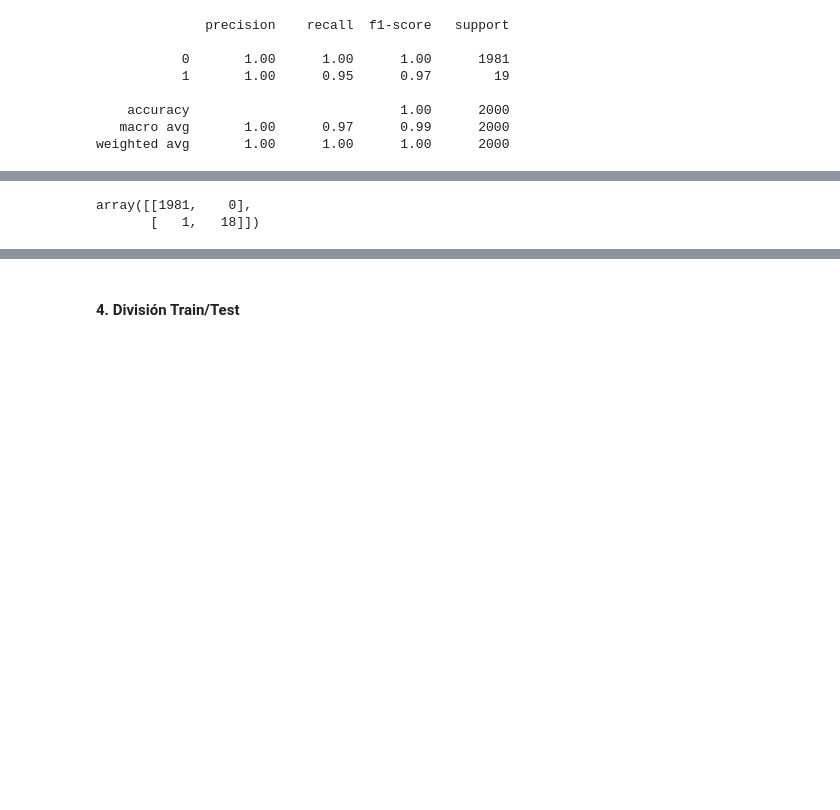
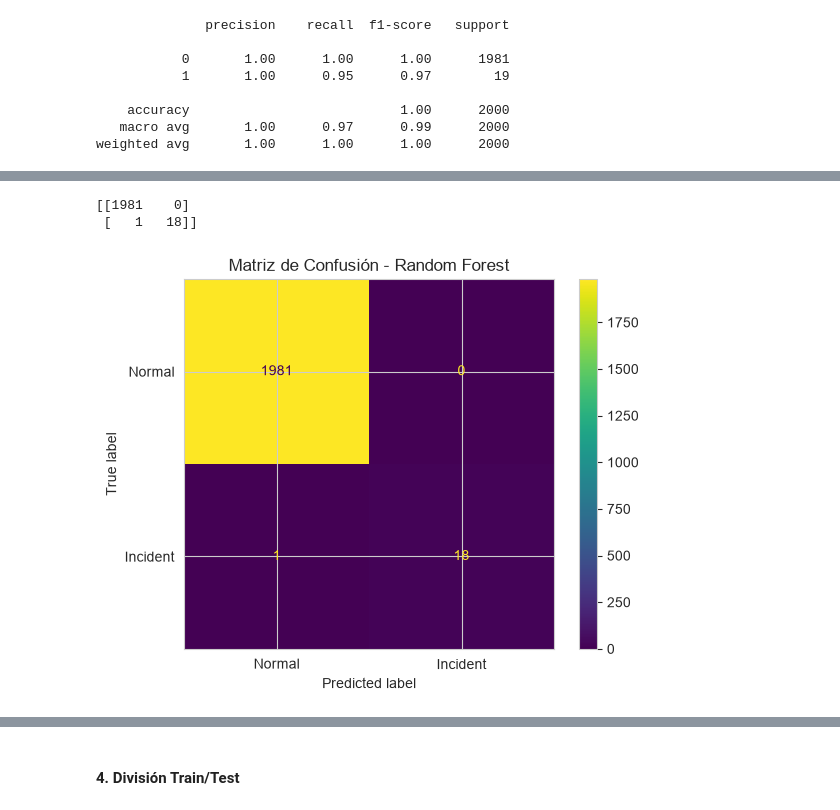
Before and after one commit to randyb12019-repo2026/Predictive_IT_Infrastructure_Analytics, a Jupyter notebook: notebooks/04_modelo_predictivo.ipynb, the cells around one changed output, grey strips where cells are left out. Drawn from its saved outputs; the diff is of its cells as text; code cells hidden in the pictures; blank space fills up the shorter version.

```diff
--- a/notebooks/04_modelo_predictivo.ipynb
+++ b/notebooks/04_modelo_predictivo.ipynb
@@ -496,9 +665,24 @@ weighted avg       1.00      1.00      1.00      2000
 # %%
 # Matriz de confusión para el modelo de Random Forest
-confusion_matrix(
-    y_test, # Valores reales del conjunto de prueba
-    y_pred_rf # Predicciones realizadas por Random Forest
+matriz_rf = confusion_matrix(
+    y_test,      # Valores reales del conjunto de prueba
+    y_pred_rf    # Predicciones realizadas por Random Forest
 )
+
+# Mostrar matriz numérica
+print(matriz_rf)
+
+# Visualización de la matriz de confusión
+disp = ConfusionMatrixDisplay(
+    confusion_matrix=matriz_rf,
+    display_labels=["Normal", "Incident"]
+)
+
+# Dibujar Matriz de confusión y títulos
+disp.plot()
+plt.title("Matriz de Confusión - Random Forest")
+plt.show()
 # %% [output]
-array([[1981,    0],
-       [   1,   18]])
+[[1981    0]
+ [   1   18]]
+[figure, added]
```
Also changed, not shown: parts of 51 cells of this notebook, 39 other files.
